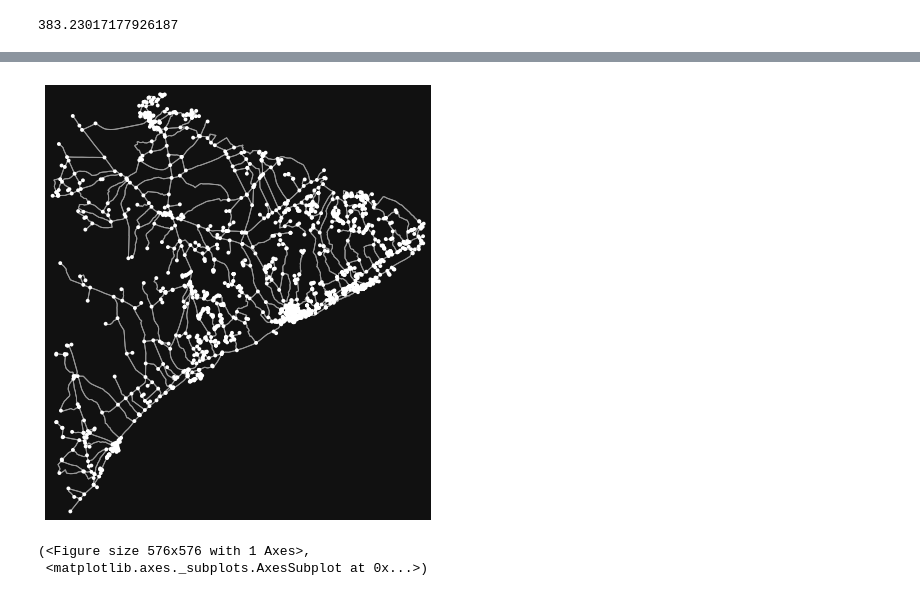
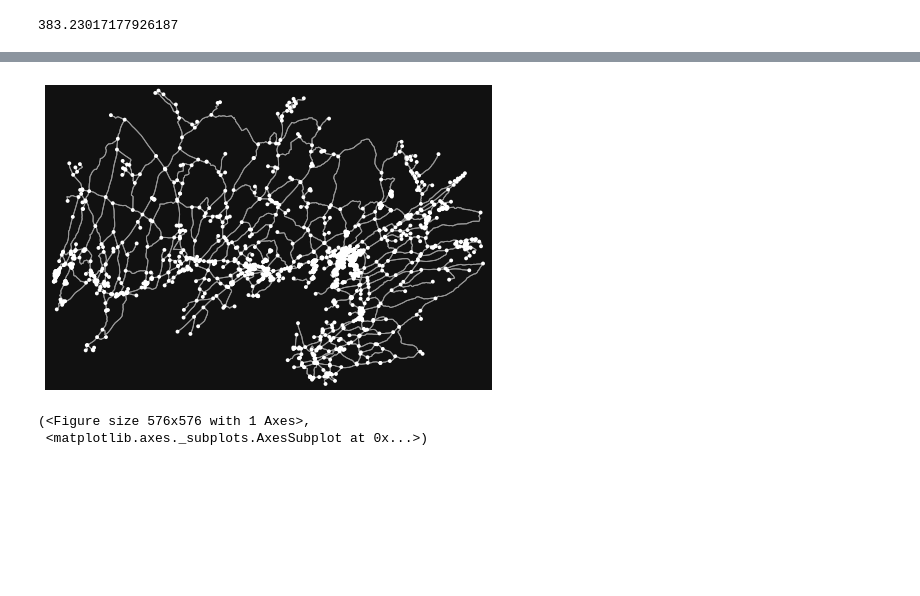
Before and after one commit to ancodia/donegal-bus-routes, a Jupyter notebook: testing/notebooks/testing.ipynb, the cells around one changed output, grey strips where cells are left out. Drawn from its saved outputs; the diff is of its cells as text; code cells hidden in the pictures; blank space fills up the shorter version.

```diff
--- a/testing/notebooks/testing.ipynb
+++ b/testing/notebooks/testing.ipynb
@@ -49,9 +60,9 @@ Wall time: 1.08 ms
 # %%
 # 20km radius
-test = nx.generators.ego_graph(G, sample_nodes[300], radius=20000, distance="length")
+test = nx.generators.ego_graph(G, sample_nodes[35], radius=20000, distance="length")
 ox.plot_graph(test)
 # %% [output]
-[figure, old version]
+[figure, new version]
 (<Figure size 576x576 with 1 Axes>,
  <matplotlib.axes._subplots.AxesSubplot at 0x...>)
 # %%
```
Also changed, not shown: parts of 12 cells of this notebook, 4 other files.
